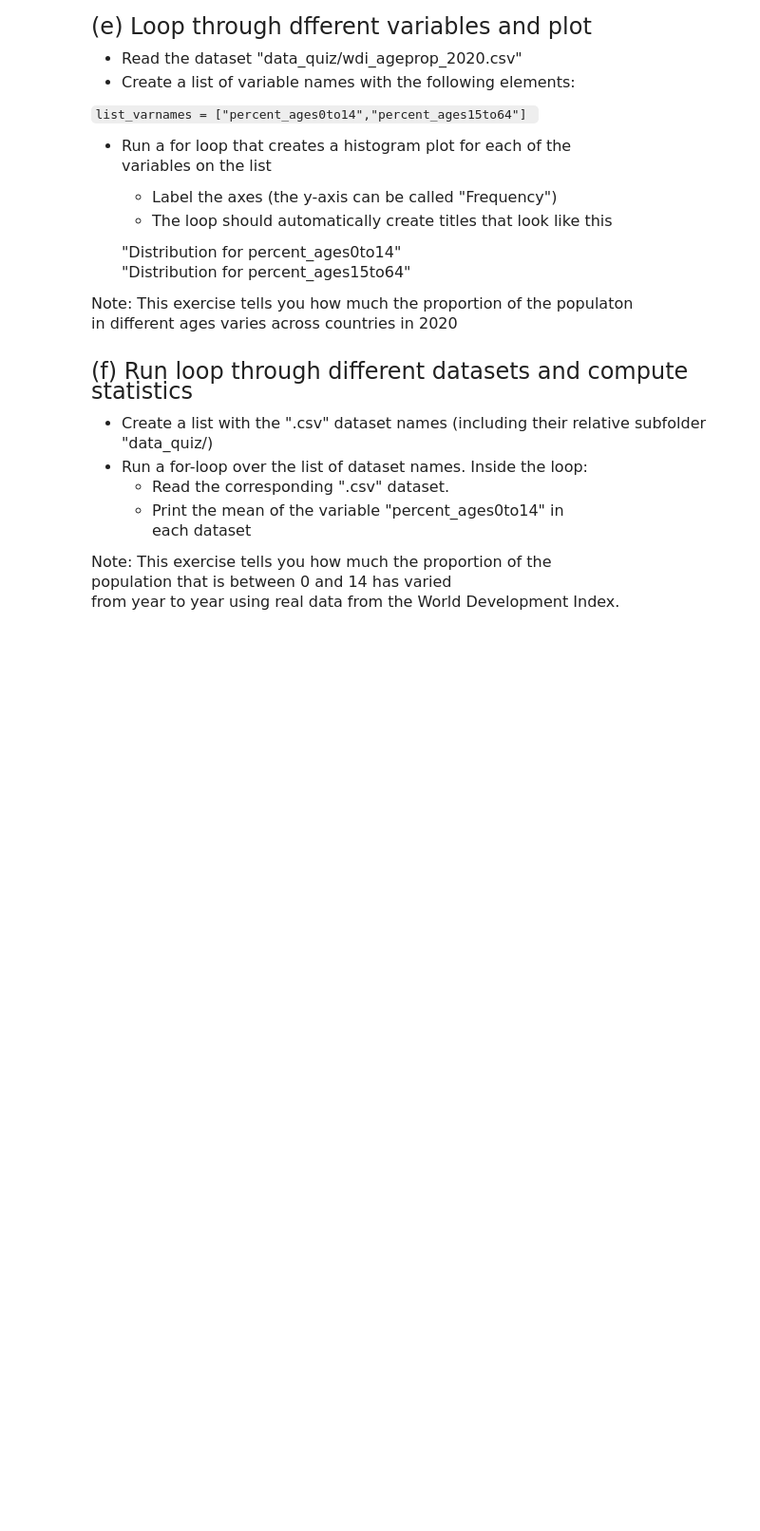
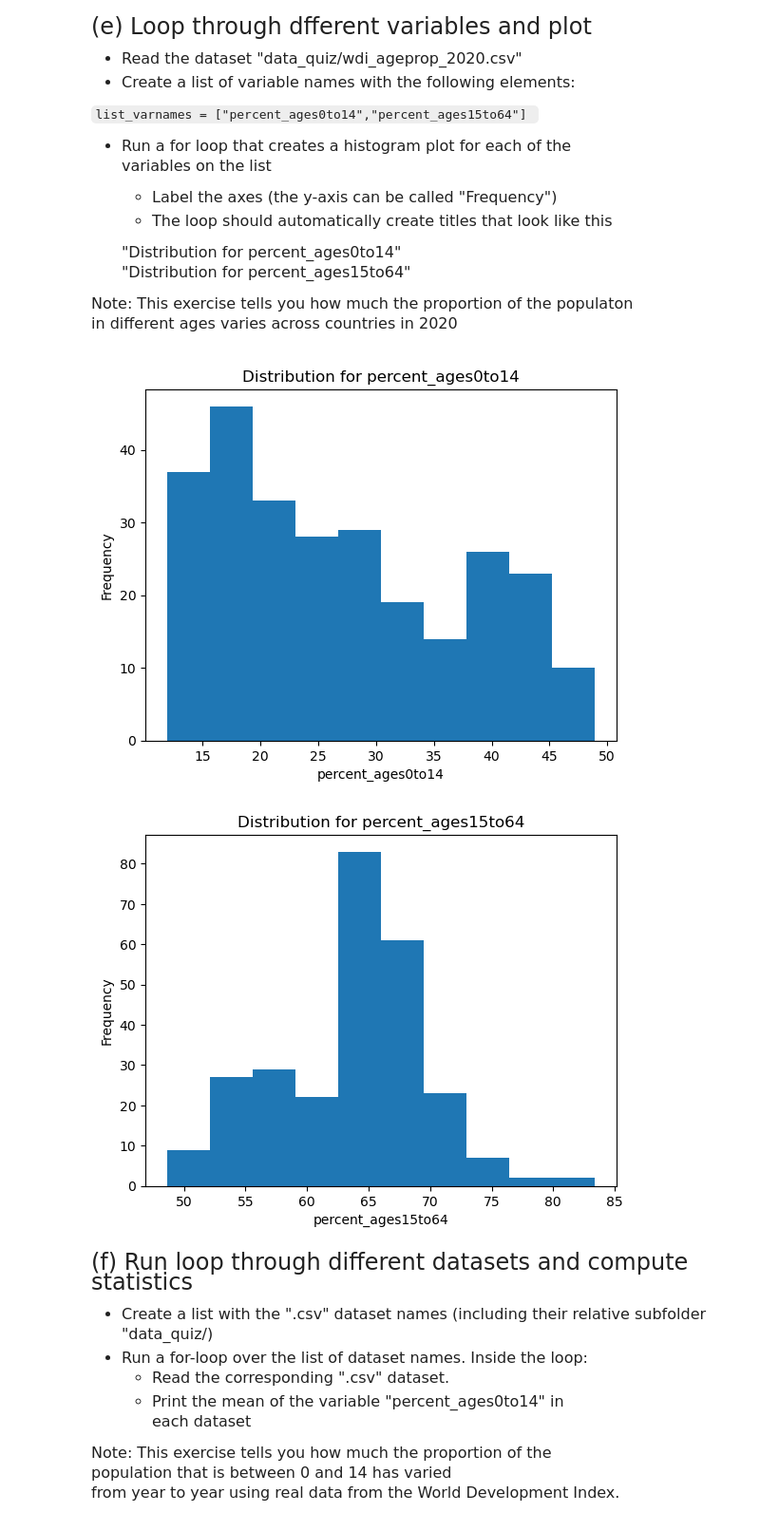
Before and after one commit to alejandrosanchezbecerra/qtm151spring2024, a Jupyter notebook: Quiz1/Quiz 1.ipynb, the cells around one changed output. Shown at 95% size. Cells and saved outputs as stored; diff of their text form; code cells hidden in the pictures; blank space fills up the shorter version.

Commit message:
took quiz 1

```diff
--- a/Quiz1/Quiz 1.ipynb
+++ b/Quiz1/Quiz 1.ipynb
@@ -141,3 +215,18 @@ in different ages varies across countries in 2020
+# %%
+# Write your answer here:
+
+wdi = pd.read_csv("data_quiz/wdi_ageprop_2020.csv")
+list_varnames = ["percent_ages0to14", "percent_ages15to64"]
+
+for varname in list_varnames:
+    plt.hist(x= wdi[varname])
+    plt.ylabel("Frequency")
+    plt.xlabel(varname)
+    plt.title("Distribution for " + varname)
+    plt.show()
+# %% [output]
+[figure, added]
+[figure, added]
 # %% [markdown]
 <font size = "5">
 
```
Also changed, not shown: parts of 15 cells of this notebook.
